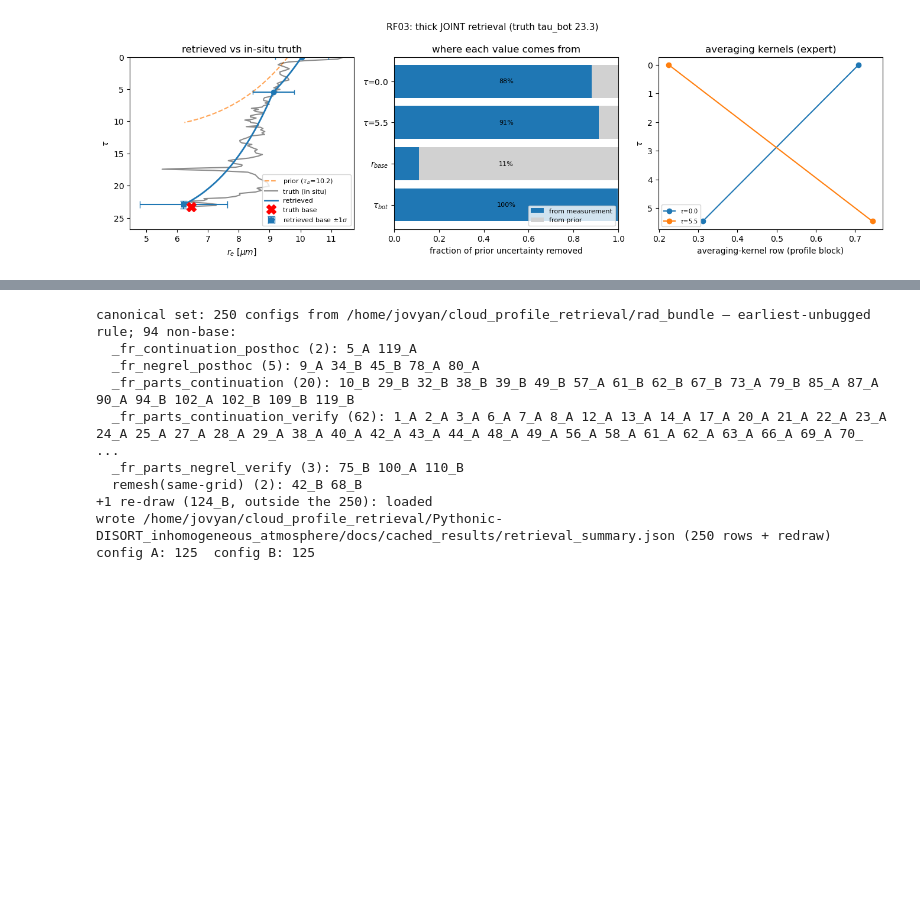
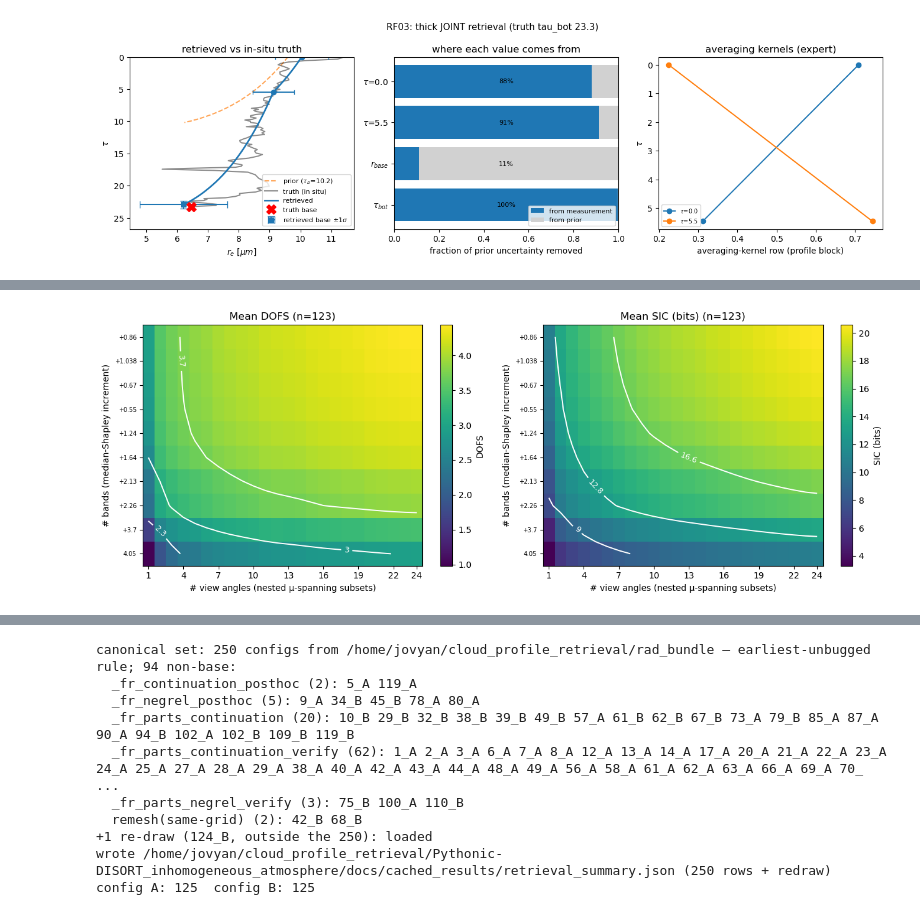
Before and after one commit to dhjx1996/Pythonic-DISORT_inhomogeneous_atmosphere, a Jupyter notebook: docs/riccati_solver_VOCALS_retrieval.ipynb, the cells around one changed output, grey strips where cells are left out. Cells and saved outputs as stored; diff of their text form; code cells hidden in the pictures; blank space fills up the shorter version.

```diff
--- a/docs/riccati_solver_VOCALS_retrieval.ipynb
+++ b/docs/riccati_solver_VOCALS_retrieval.ipynb
@@ -1288,0 +975,85 @@ pump population (retrieval grid): deepest-node variance reduction median corr=0.
+# %%
+%matplotlib inline
+# Fig 3 — the spectral × angular trade-off (format moved from the pre-rewrite notebook,
+# recomputed on the retrieval-grid IC). Per profile: DOFS/SIC of every (band-count × view-count)
+# sub-system from the canonical sidecar Jacobians (ic_sidecar_K_ve046.npz); bands added
+# most-informative-first at population level (median-Shapley order, ic_retrieval_grid.json);
+# views as nested µ-spanning subsets of the operational 24-fan (near-nadir always included).
+# Iso-lines: diagonal where bands↔views trade, vertical where only views still help.
+# This cell also computes the depth-reach sweeps plotted in Corollary 3 below.
+import json
+import numpy as np
+from pathlib import Path
+import matplotlib.pyplot as plt
+from scipy.ndimage import gaussian_filter
+_cr = next(c for c in [Path.cwd()/'cached_results', Path.cwd()/'docs'/'cached_results',
+                       Path.cwd().parent/'docs'/'cached_results']
+           if (c/'ic_sidecar_K_ve046.npz').exists())
+B = np.load(_cr/'ic_sidecar_K_ve046.npz', allow_pickle=True)
+bands, vmu = np.asarray(B['bands'], float), np.asarray(B['view_mu'], float)
+NB, NV = len(bands), len(vmu)
+use = [int(i) for i in B['idxs'] if int(i) not in (49, 57)]
+recs = {r['index']: r for r in json.loads((_cr/'ic_retrieval_grid.json').read_text())['records']}
+shap_med = np.median([recs[i]['shapley_band_dofs'] for i in use], axis=0)
+BAND_ORDER = list(np.argsort(-shap_med))              # population median-Shapley, descending
+BLAB = [f'{bands[BAND_ORDER[0]]:g}'] + [f'+{bands[b]:g}' for b in BAND_ORDER[1:]]
+order_mu = np.argsort(-vmu)
+vpick = lambda nv: [int(order_mu[j]) for j in np.linspace(0, NV - 1, nv).astype(int)]
+
+def dofs_sic(G, Sa_inv, L):
+    d = float(np.trace(np.linalg.solve(G + Sa_inv, G)))
+    _, logdet = np.linalg.slogdet(np.eye(G.shape[0]) + L.T @ G @ L)
+    return d, float(0.5*logdet/np.log(2.0))
+
+n = len(use)
+GD = np.zeros((n, NB, NV)); GS = np.zeros((n, NB, NV))        # DOFS / SIC grids
+RV = {'corr': np.zeros((n, NV)), 'diag': np.zeros((n, NV))}   # depth reach vs #views (10 bands)
+RB = {'corr': np.zeros((n, NB)), 'diag': np.zeros((n, NB))}   # depth reach vs #bands (24 views)
+TB = np.zeros(n)
+for m, i in enumerate(use):
+    K, Sa = np.asarray(B[f'K_log_{i}'], float), np.asarray(B[f'Sa_log_{i}'], float)
+    sig, s_grid = np.asarray(B[f'sigma_{i}'], float), np.asarray(B[f's_grid_{i}'], float)
+    TB[m] = float(B[f'tau_bot_ret_{i}']); k = int(B[f'k_{i}']); p = K.shape[1]
+    Kr = (K/sig[:, None]).reshape(NB, NV, p)
+    pri = {'corr': Sa, 'diag': np.diag(np.diag(Sa))}          # diag = correlation length -> 0
+    inv = {t: np.linalg.inv(S) for t, S in pri.items()}
+    L = np.linalg.cholesky(Sa)
+    s_depth = np.r_[s_grid, 1.0]                              # k r_e nodes + r_base; tau_bot excluded
+
+    def reach(G, t):
+        df = 1.0 - np.diag(np.linalg.inv(G + inv[t]))[:k+1] / np.diag(pri[t])[:k+1]
+        ok = np.where(df >= 0.5)[0]
+        return TB[m]*(s_depth[ok].max() if len(ok) else 0.0)
+
+    for nv in range(1, NV + 1):
+        Kv = Kr[:, vpick(nv), :]
+        g_band = np.einsum('bvp,bvq->bpq', Kv, Kv)
+        G = np.zeros((p, p))
+        for step, b in enumerate(BAND_ORDER):
+            G = G + g_band[b]
+            GD[m, step, nv-1], GS[m, step, nv-1] = dofs_sic(G, inv['corr'], L)
+            if nv == NV:
+                RB['corr'][m, step], RB['diag'][m, step] = reach(G, 'corr'), reach(G, 'diag')
+        RV['corr'][m, nv-1], RV['diag'][m, nv-1] = reach(G, 'corr'), reach(G, 'diag')
+
+xt_lab = [1, 4, 7, 10, 13, 16, 19, 22, 24]
+fig, ax = plt.subplots(1, 2, figsize=(13, 4.8))
+for a, G, lb in [(ax[0], GD.mean(0), 'DOFS'), (ax[1], GS.mean(0), 'SIC (bits)')]:
+    im = a.imshow(G, origin='lower', aspect='auto', cmap='viridis')
+    Gf = gaussian_filter(G, (0.6, 1.4))
+    lv = np.unique(np.round(np.linspace(Gf.min(), Gf.max(), 5)[1:-1], 1))
+    cs = a.contour(Gf, levels=lv, colors='w', linewidths=1.4)
+    a.clabel(cs, fmt='%g', fontsize=9)
+    a.set_xticks([v-1 for v in xt_lab]); a.set_xticklabels(xt_lab)
+    a.set_yticks(range(NB)); a.set_yticklabels(BLAB, fontsize=7)
+    a.set(xlabel='# view angles (nested µ-spanning subsets)',
+          ylabel='# bands (median-Shapley increment)', title=f'Mean {lb} (n={n})')
+    fig.colorbar(im, ax=a, label=lb)
+fig.tight_layout(); plt.show()
+print(f"medians — DOFS: 1b×1v {np.median(GD[:,0,0]):.2f}, 10b×1v {np.median(GD[:,-1,0]):.2f}, "
+      f"1b×24v {np.median(GD[:,0,-1]):.2f}, 10b×24v {np.median(GD[:,-1,-1]):.2f};  "
+      f"SIC 10b: 1v {np.median(GS[:,-1,0]):.1f} → 24v {np.median(GS[:,-1,-1]):.1f} bits")
+print(f"paired fan gains (10 bands, 24v − 1v): DOFS +{np.median(GD[:,-1,-1]-GD[:,-1,0]):.2f}, "
+      f"SIC +{np.median(GS[:,-1,-1]-GS[:,-1,0]):.2f} bits")
+# %% [output]
+[figure, added]
```
Also changed, not shown: parts of 43 cells of this notebook, 7 other files.
